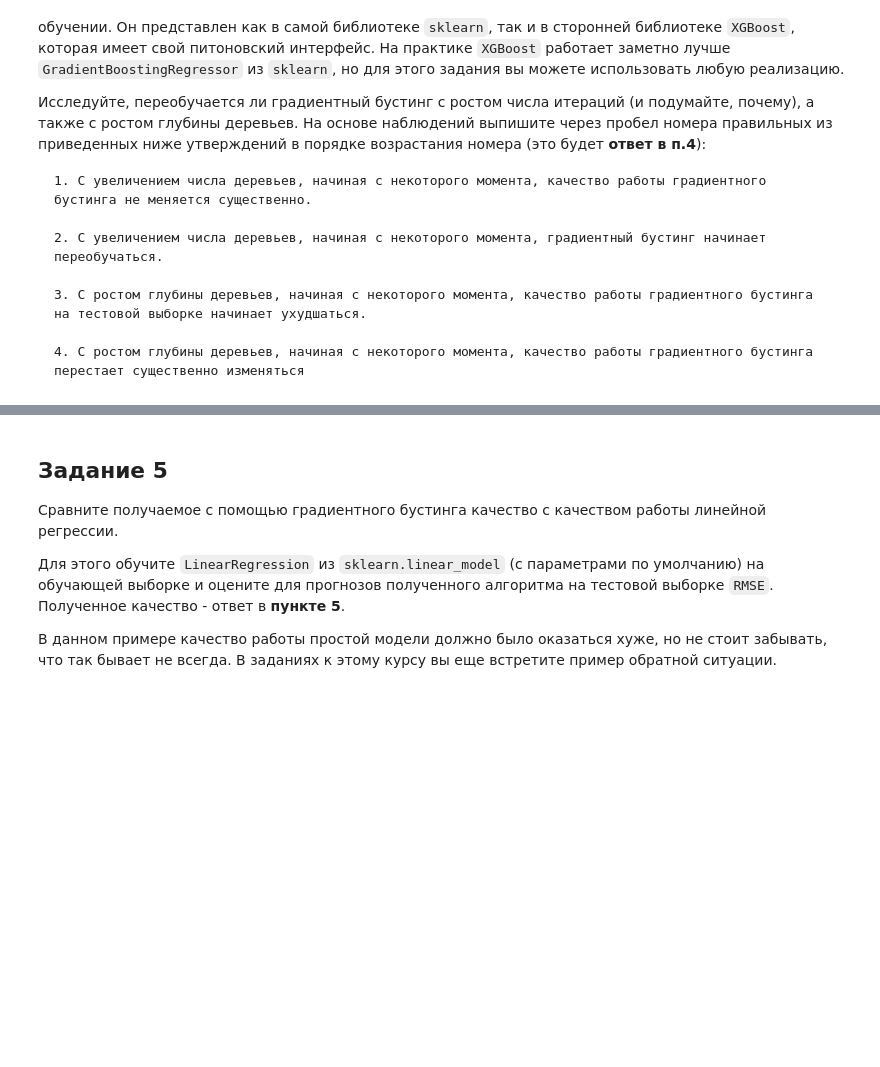
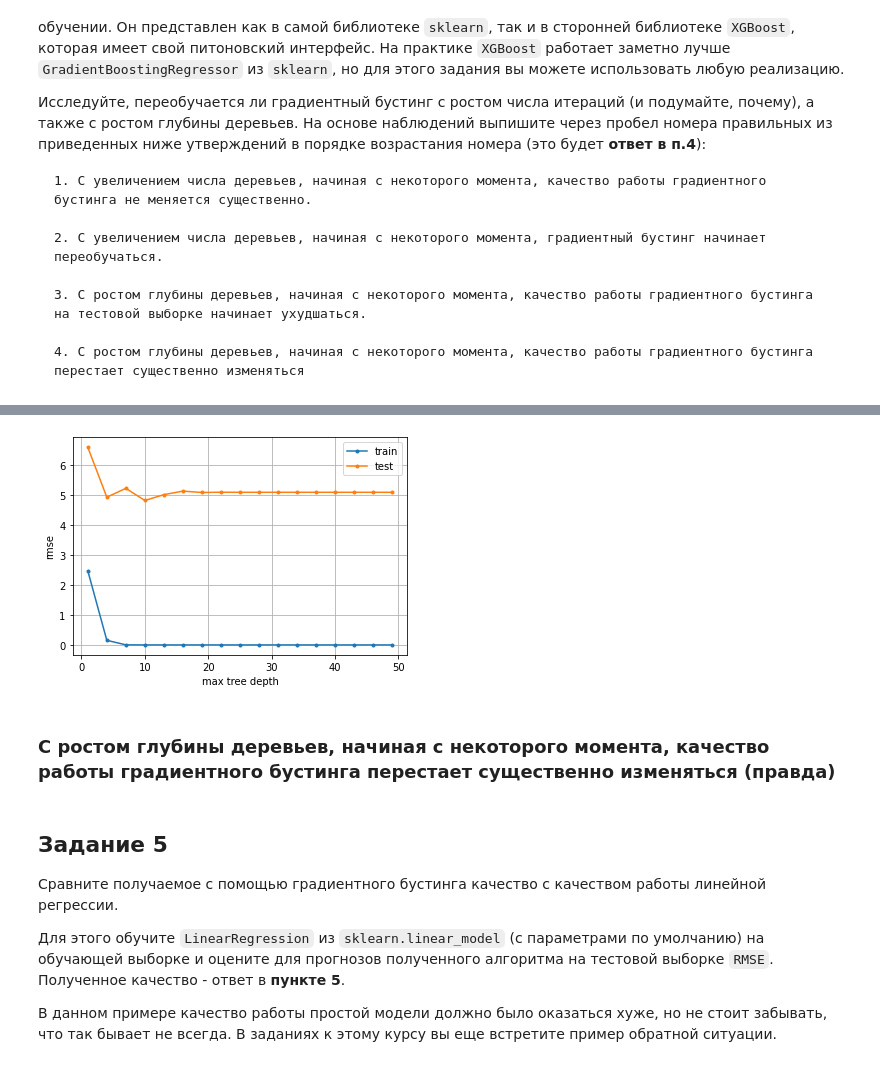
Before and after one commit to SmirnovAlexander/MachineLearningDataAnalysis, a Jupyter notebook: SupervisedLearning/4.RandomForestGradientBoosting/GradientBoosting.ipynb, the cells around one changed output, grey strips where cells are left out. Cells and saved outputs as stored; diff of their text form; code cells hidden in the pictures; blank space fills up the shorter version.

```diff
--- a/SupervisedLearning/4.RandomForestGradientBoosting/GradientBoosting.ipynb
+++ b/SupervisedLearning/4.RandomForestGradientBoosting/GradientBoosting.ipynb
@@ -111,0 +214,22 @@ def gbm_predict(X):
+# %%
+max_depths = range(1, 50, 3)
+scores_train = []
+scores_test = []
+
+for max_depth in tqdm(max_depths):
+    xgb = XGBRegressor(max_depth=max_depth)
+    xgb.fit(X_train, y_train)
+    scores_train.append(mean_squared_error(y_train, xgb.predict(X_train), squared=False))
+    scores_test.append(mean_squared_error(y_test, xgb.predict(X_test), squared=False))
+# %%
+plt.plot(max_depths, scores_train, marker='.', label="train")
+plt.plot(max_depths, scores_test, marker='.', label="test")
+plt.grid(True)
+plt.xlabel("max tree depth")
+plt.ylabel("rmse")
+plt.legend()
+plt.show()
+# %% [output]
+[figure, added]
+# %% [markdown]
+### С ростом глубины деревьев, начиная с некоторого момента, качество работы градиентного бустинга перестает существенно изменяться (правда)
```
Also changed, not shown: parts of 20 cells of this notebook, 4 other files.
